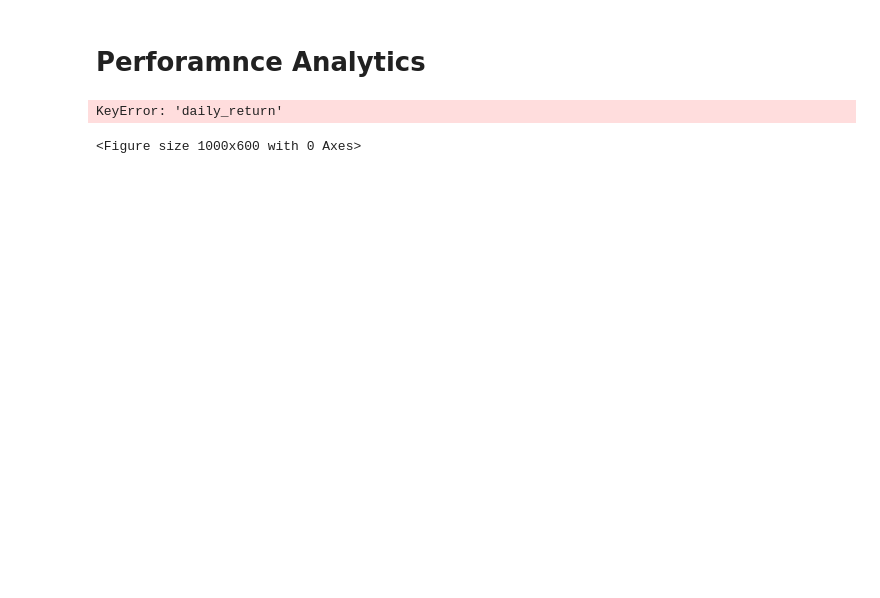
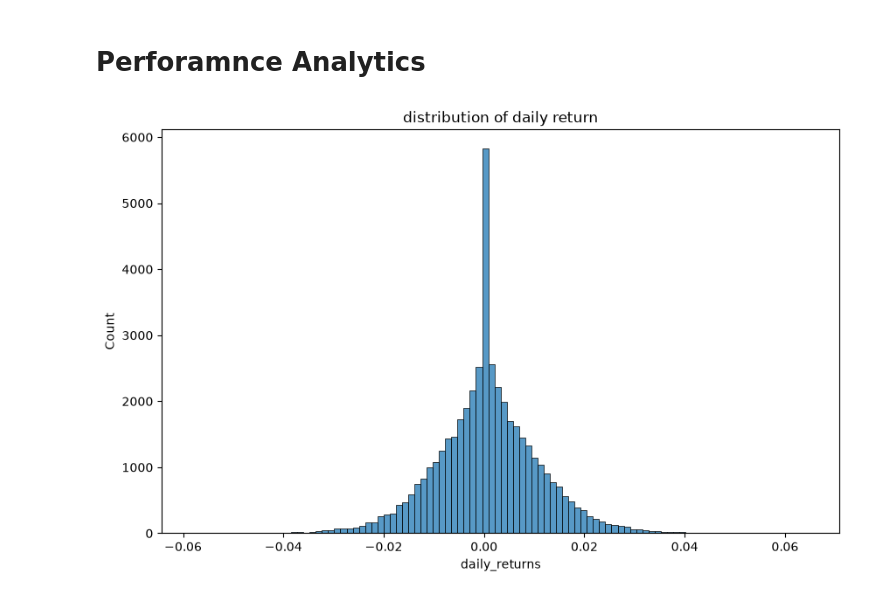
Before and after one commit to soggybiscuitkid/Bluestock-capstone-project, a Jupyter notebook: notebooks/performance_analytics.ipynb, the cells around one changed output. Saved outputs shown, nothing was run; the diff lists cells and outputs as text; code cells hidden in the pictures; blank space fills up the shorter version.

```diff
--- a/notebooks/performance_analytics.ipynb
+++ b/notebooks/performance_analytics.ipynb
@@ -20,7 +20,8 @@ nav['daily_returns'] = nav.groupby('amfi_code')['nav'].pct_change()
 # %%
 plt.figure(figsize=(10,6))
 
-sns.histplot(nav['daily_return'].dropna(),bins=100)
+sns.histplot(nav['daily_returns'].dropna(),bins=100)
+plt.title('distribution of daily return')
+plt.show()
 # %% [output]
-KeyError: 'daily_return'
-<Figure size 1000x600 with 0 Axes>
+[figure, added]
```
Also changed, not shown: parts of 16 cells of this notebook, 3 other files.
